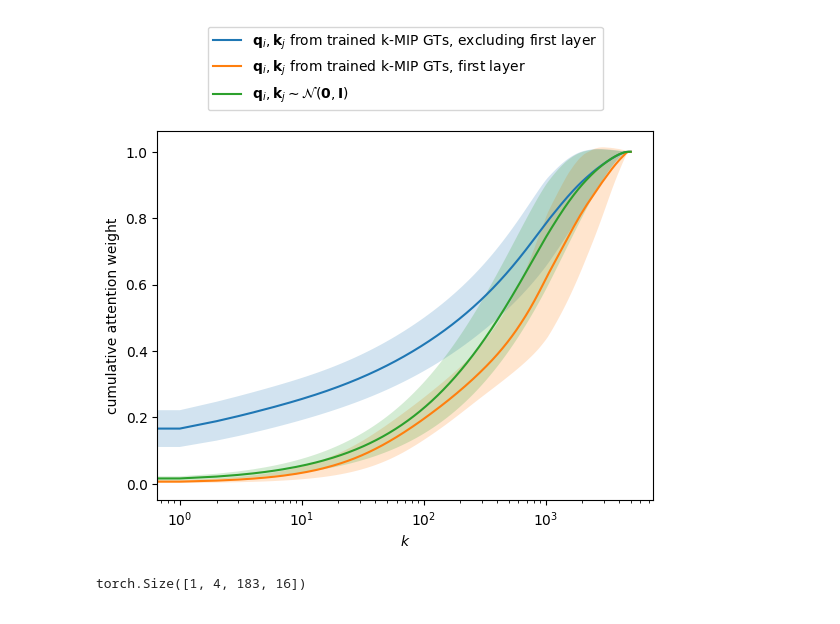
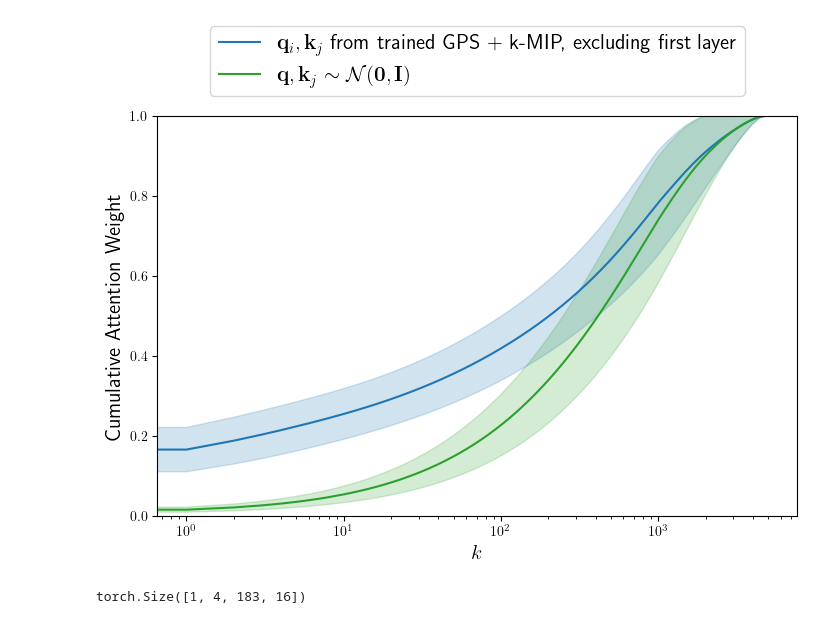
Before and after one commit to JonasDeSchouwer/EfficientSparseAttention, a Jupyter notebook: plotting.ipynb, the cells around one changed output. Cells and saved outputs as stored; diff of their text form; code cells hidden in the pictures.

```diff
--- a/plotting.ipynb
+++ b/plotting.ipynb
@@ -74,37 +67,45 @@ tensor([0.3756, 0.3756, 0.3756, 0.3756, 0.3756, 0.3756, 0.3756, 0.3756, 0.3756,
 # %%
+comparison_color = "C2"
+
 # [num_layers, maxN]
 avg_attention_weights = torch.load("approx-output/avg_attention_weights_09.09-16:37.pt")
 avg_attention_weights_normal = torch.load("approx-output/avg_attention_weights_normal_09.09-16:37.pt")
 std_attention_weights = torch.load("approx-output/std_attention_weights_09.09-16:37.pt")
 std_attention_weights_normal = torch.load("approx-output/std_attention_weights_normal_09.09-16:37.pt")
 layers = ['layer4', 'layer0', 'layer1', 'layer2', 'layer3']
 
 # average over layers
 avg_avg_attention_weights = avg_attention_weights[torch.tensor([True,False,True,True,True])].mean(dim=0)
 avg_std_attention_weights = 1/(len(layers)-1) * sum([std_attention_weights[i].pow(2) + (avg_attention_weights[i] - avg_avg_attention_weights).pow(2) for i in range(len(layers)) if not layers[i] == 'layer0'])
 avg_std_attention_weights = avg_std_attention_weights.sqrt()
 
-fig = plt.figure()
+fig = plt.figure(figsize=my_figsize)
+plt.subplots_adjust(**my_subplots_adjustment)
 # for layer_id, layer in enumerate(layers):
 #     plt.plot(avg_attention_weights[layer_id], label=layer)
-plt.plot(avg_avg_attention_weights, label='$\mathbf{q}_i, \mathbf{k}_j$ from trained k-MIP GTs, excluding first layer')
+plt.plot(avg_avg_attention_weights, label='$\mathbf{q}_i, \mathbf{k}_j$ from trained GPS + k-MIP, excluding first layer', color=kmip_color)
 plt.fill_between(
     range(len(avg_avg_attention_weights)), avg_avg_attention_weights - avg_std_attention_weights, avg_avg_attention_weights + avg_std_attention_weights, alpha=0.2,
     # label='$\mathbf{q}_i, \mathbf{k}_j$ from trained k-MIP GTs $\pm$ std'
+    color=kmip_color
 )
-plt.plot(avg_attention_weights[1], label='$\mathbf{q}_i, \mathbf{k}_j$ from trained k-MIP GTs, first layer')
-plt.fill_between(range(len(avg_avg_attention_weights)), avg_attention_weights[1] - std_attention_weights[1], avg_attention_weights[1] + std_attention_weights[1], alpha=0.2)
-plt.plot(avg_attention_weights_normal[0], label='$\mathbf{q}_i, \mathbf{k}_j \sim \mathcal{N}(\mathbf{0}, \mathbf{I})$')
-plt.fill_between(range(len(avg_avg_attention_weights)), avg_attention_weights_normal[0] - std_attention_weights_normal[0], avg_attention_weights_normal[0] + std_attention_weights_normal[0], alpha=0.2)
+
+# plt.plot(avg_attention_weights[1], label='$\mathbf{q}_i, \mathbf{k}_j$ from trained k-MIP GTs, first layer')
+# plt.fill_between(range(len(avg_avg_attention_weights)), avg_attention_weights[1] - std_attention_weights[1], avg_attention_weights[1] + std_attention_weights[1], alpha=0.2)
+
+plt.plot(avg_attention_weights_normal[0], label='$\mathbf{q}, \mathbf{k}_j \sim \mathcal{N}(\mathbf{0}_d, \mathbf{I}_d)$', color=comparison_color)
+plt.fill_between(range(len(avg_avg_attention_weights)), avg_attention_weights_normal[0] - std_attention_weights_normal[0], avg_attention_weights_normal[0] + std_attention_weights_normal[0], alpha=0.2, color=comparison_color)
 # plt.plot(avg_avg_attention_weights + avg_std_attention_weights, label='average + std', alpha=0.5, linestyle='--')
 # plt.plot(avg_avg_attention_weights - avg_std_attention_weights, label='average - std', alpha=0.5, linestyle=':')
+plt.ylim(0,1)
 plt.xscale('log')
-plt.xlabel('$k$')
-plt.ylabel('cumulative attention weight')
-plt.legend(bbox_to_anchor=(0.5, 1.3), loc='upper center', ncol=1)
+plt.xlabel('$k$', fontsize=axis_font_size)
+plt.ylabel('Cumulative Attention Weight', fontsize=axis_font_size)
+plt.legend(bbox_to_anchor=(0.5, 1.25), loc='upper center', ncol=1, fontsize=legend_font_size)
+plt.savefig("/home/jonas/ICML-thesis-submission/figures/Approximating-attention-cumulative-attention-weights.png", bbox_inches="tight", pad_inches=pad_inches)
 plt.show()
 # %% [output]
-[figure, old version]
+[figure, new version]
 # %%
 token_dir = f"../GraphGPS/saved_tokens/MalNet-Tiny/GPS+SparseAttention/0/layer0/0.pt"
 
```
Also changed, not shown: parts of 6 cells of this notebook.
